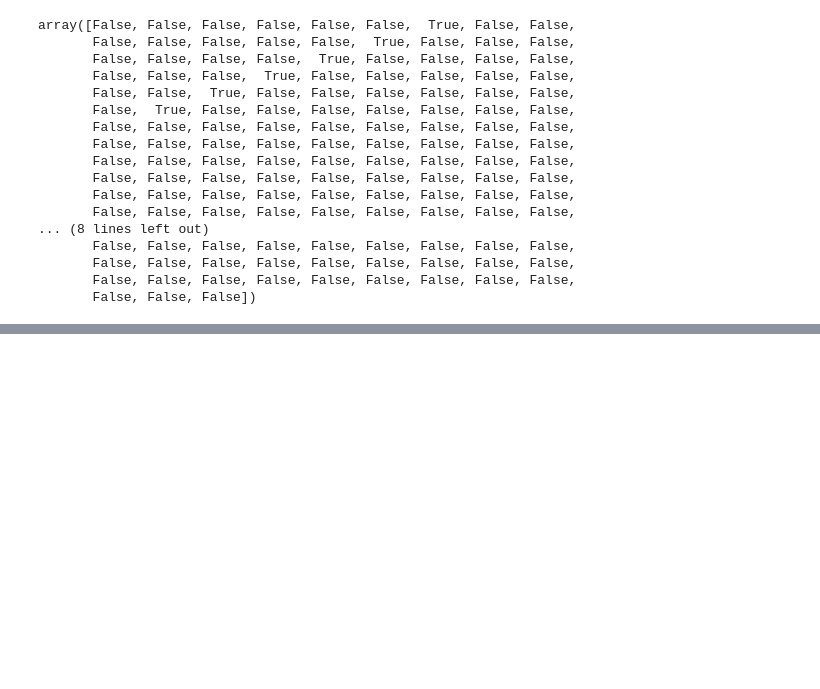
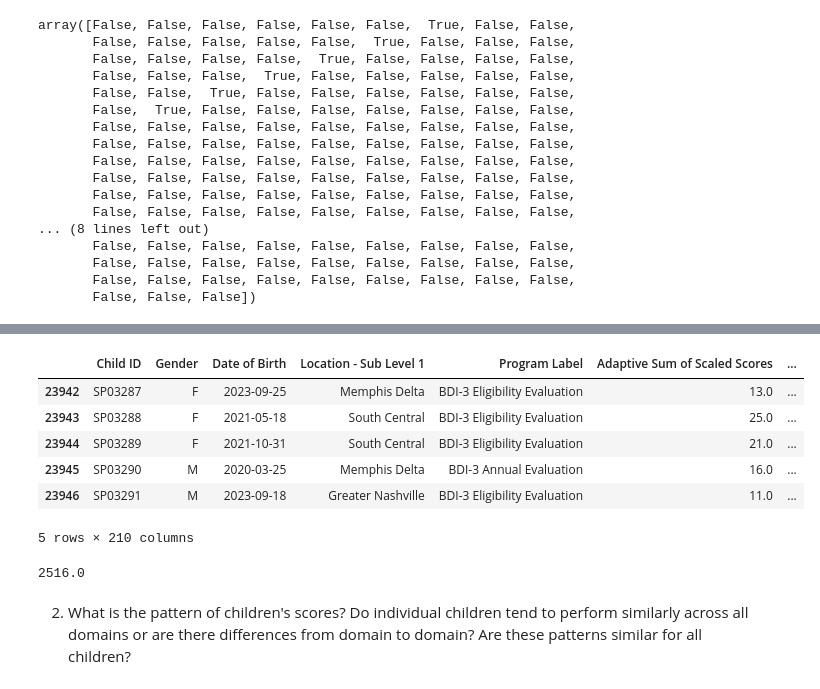
Before and after one commit to NSS-Data-Analytics-Cohort-10/teis-pugrammers, a Jupyter notebook: notebooks/teis_prelim.ipynb, the cells around one changed output, grey strips where cells are left out. Drawn from its saved outputs; the diff is of its cells as text; code cells hidden in the pictures; blank space fills up the shorter version.

```diff
--- a/notebooks/teis_prelim.ipynb
+++ b/notebooks/teis_prelim.ipynb
@@ -68,7 +68,7 @@ teis_dropped_df
 23947 rows × 209 columns
 # %%
 ##Dropping duplicates
-teis_no_duped = teis_dropped_df.drop_duplicates()
+teis_no_duped = teis_dropped_df.drop_duplicates(subset=teis_rdi_fixed.columns.difference(['Child ID']))
 teis_no_duped
 # %% [output]
 |  | Child ID | Gender | Date of Birth | Location - Sub Level 1 | Program Label | Adaptive Sum of Scaled Scores | ... |
@@ -158,9 +162,9 @@ memory usage: 31.7+ MB
 # %%
-def calculate_age(born):
-        today = date.today()
-        return today.year - born.year - ((today.month, today.day) < (born.month, born.day))
+#This function will take in a date and return the age of the child at test
+def calculate_age(born, test):
+        return test.year - born.year - ((test.month, test.day) < (born.month, born.day))
-# %%
-teis_rdi_fixed['Age'] = teis_rdi_fixed['Date of Birth'].apply(calculate_age)
+# %%
+teis_rdi_fixed['Age of Testing'] = teis_rdi_fixed.apply(lambda x: calculate_age(x['Date of Birth'], x['Adaptive-Self Care Date of Testing']), axis = 1)
 # %%
 teis_rdi_fixed
 # %% [output]
@@ -241,0 +319,16 @@ dtype: float64
+# %%
+teis_rdi_fixed.tail()
+# %% [output]
+|  | Child ID | Gender | Date of Birth | Location - Sub Level 1 | Program Label | Adaptive Sum of Scaled Scores | ... |
+| 23942 | SP03287 | F | 2023-09-25 | Memphis Delta | BDI-3 Eligibility Evaluation | 13.0 | ... |
+| 23943 | SP03288 | F | 2021-05-18 | South Central | BDI-3 Eligibility Evaluation | 25.0 | ... |
+| 23944 | SP03289 | F | 2021-10-31 | South Central | BDI-3 Eligibility Evaluation | 21.0 | ... |
+| 23945 | SP03290 | M | 2020-03-25 | Memphis Delta | BDI-3 Annual Evaluation | 16.0 | ... |
+| 23946 | SP03291 | M | 2023-09-18 | Greater Nashville | BDI-3 Eligibility Evaluation | 11.0 | ... |
+5 rows × 210 columns
+# %%
+teis_rdi_fixed['Child ID'].str.count('SP').sum()
+# %% [output]
+2516.0
+# %% [markdown]
+2. What is the pattern of children's scores? Do individual children tend to perform similarly across all domains or are there differences from domain to domain? Are these patterns similar for all children?
```
Also changed, not shown: parts of 26 cells of this notebook.
